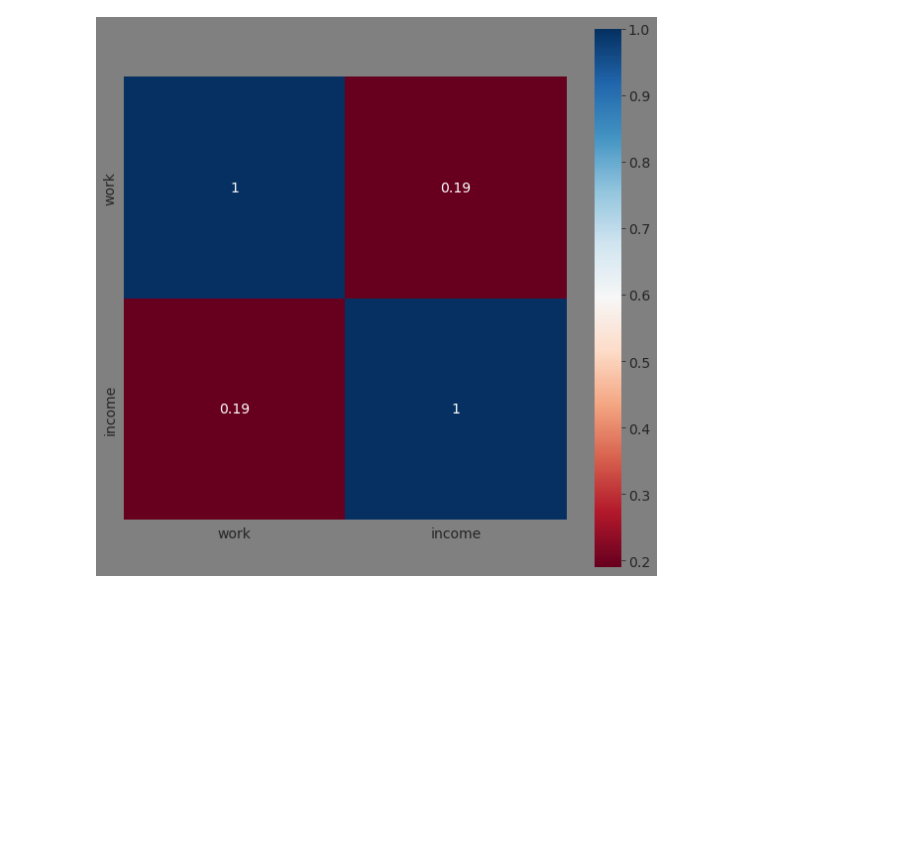
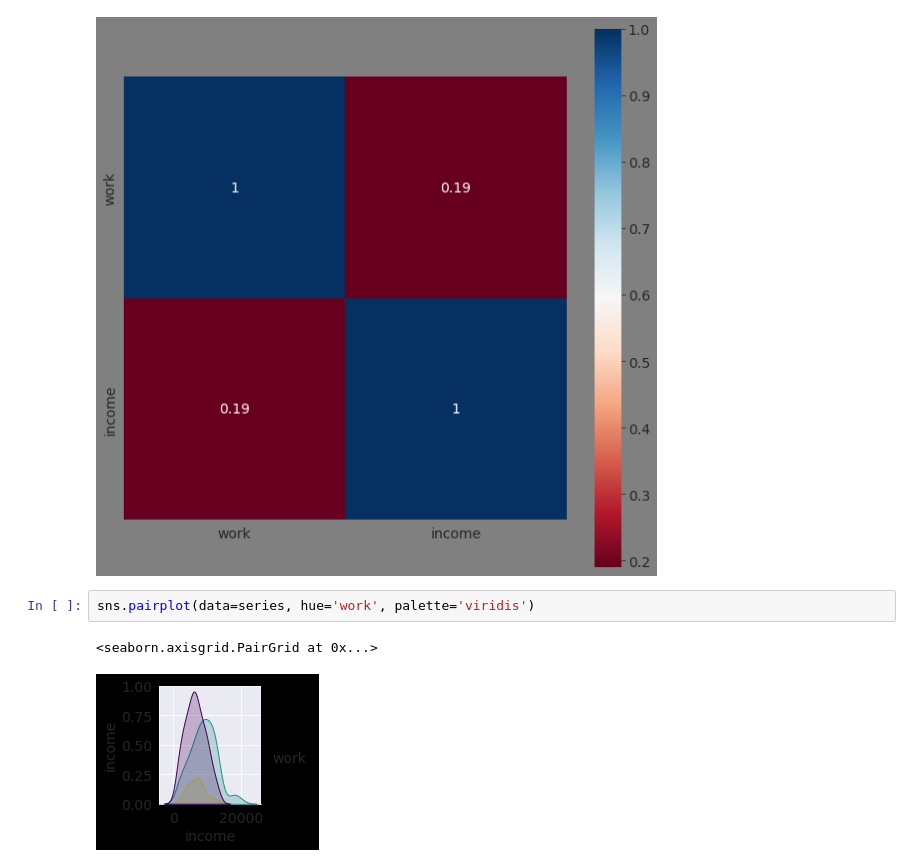
Before and after one commit to wessware/ARIMA_TIME_SERIES_FORECASTING, a Jupyter notebook: varma-time-series-forecasting.ipynb, the cells around one changed output. Cells and saved outputs as stored; diff of their text form; blank space fills up the shorter version.

Commit message:
VARMA pairplot

```diff
--- a/varma-time-series-forecasting.ipynb
+++ b/varma-time-series-forecasting.ipynb
@@ -48,3 +48,8 @@ sns.heatmap(corrmat, cmap='RdBu', annot=True, square=True)
 # %% [output]
 <AxesSubplot:>
 [figure]
+# %%
+sns.pairplot(data=series, hue='work', palette='viridis')
+# %% [output]
+<seaborn.axisgrid.PairGrid at 0x...>
+[figure, added]
```
